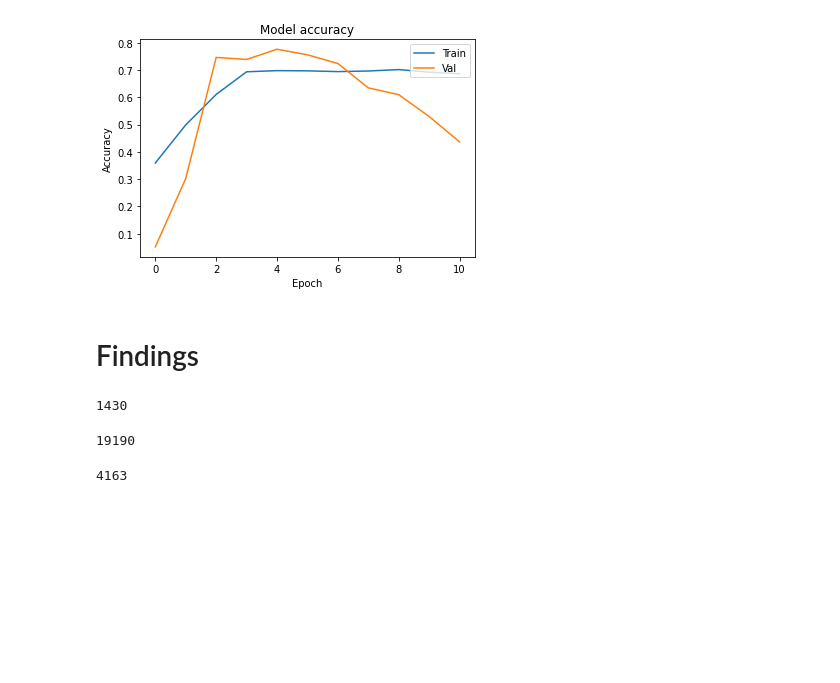
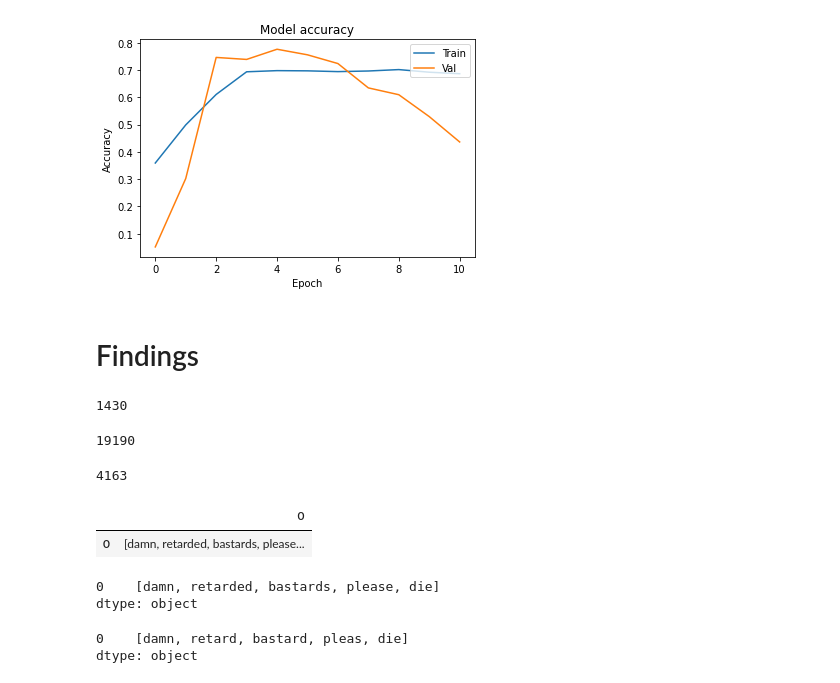
Before and after one commit to Jonas399/Hate-Speech-Recognition, a Jupyter notebook: docs/Hate Speech.ipynb, the cells around one changed output. Drawn from its saved outputs; the diff is of its cells as text; code cells hidden in the pictures; blank space fills up the shorter version.

```diff
--- a/docs/Hate Speech.ipynb
+++ b/docs/Hate Speech.ipynb
@@ -904,3 +904,11 @@ len(df[df["class"] == 1])
 len(df[df["class"] == 2])
 # %% [output]
 4163
+# %%
+test = pd.DataFrame(["damn retarded bastards please die"])
+test = pd.DataFrame(test[0].apply(toLowerAndSplit))
+# %%
+test
+# %% [output]
+|  | 0 |
+| 0 | [damn, retarded, bastards, please... |
@@ -906,0 +917,5 @@ len(df[df["class"] == 2])
+# %%
+test_1
+# %% [output]
+0    [damn, retarded, bastards, please, die]
+dtype: object
@@ -906,0 +924,5 @@ len(df[df["class"] == 2])
+# %%
+test_1
+# %% [output]
+0    [damn, retard, bastard, pleas, die]
+dtype: object
```
Also changed, not shown: parts of 7 cells of this notebook, 1 other file.
